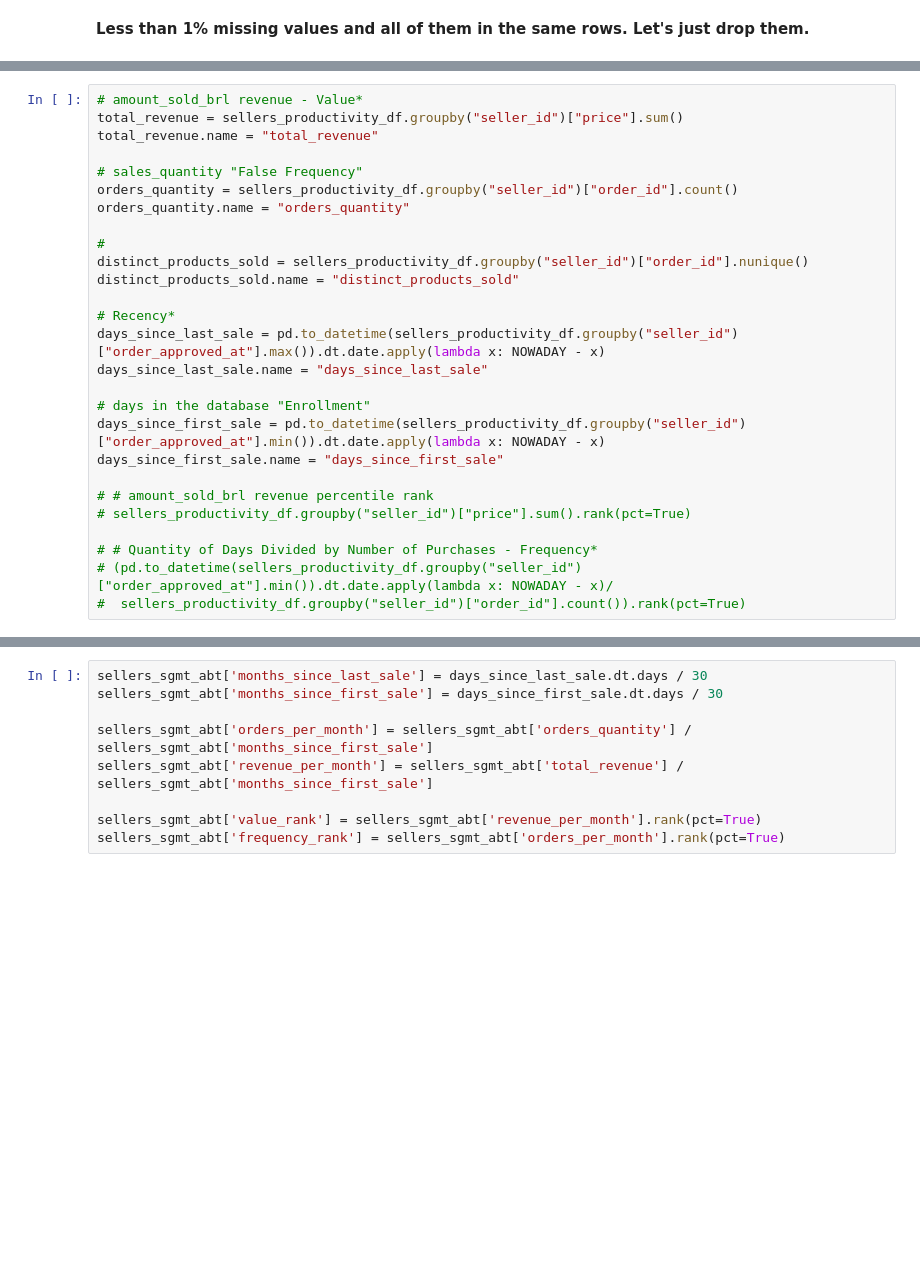
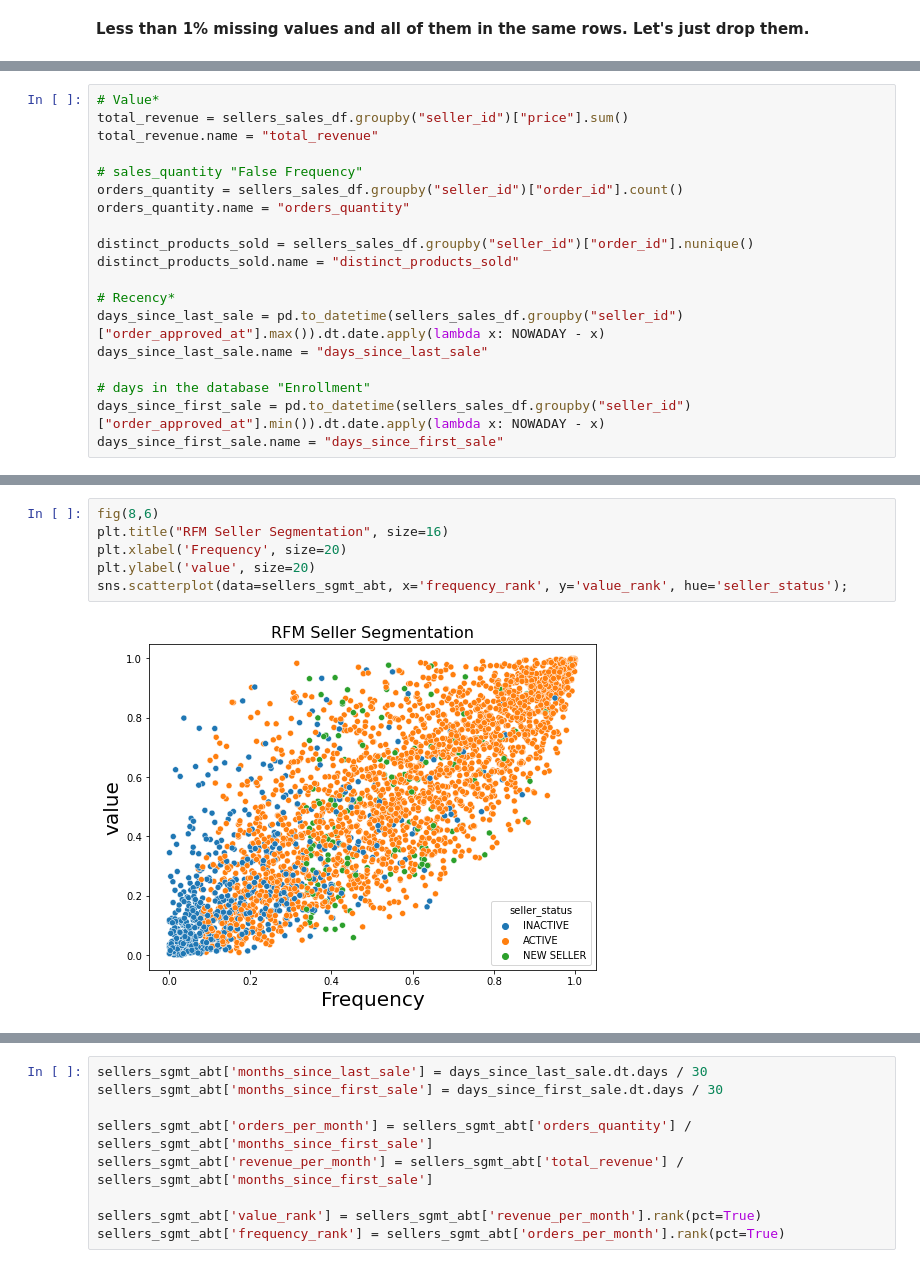
Before and after one commit to pauloreis-ds/olist, a Jupyter notebook: business_questions_insights/notebooks/1.0-pr-data-analysis-postgresql.ipynb, the cells around one changed output, grey strips where cells are left out. Cells and saved outputs as stored; diff of their text form; blank space fills up the shorter version.

```diff
--- a/business_questions_insights/notebooks/1.0-pr-data-analysis-postgresql.ipynb
+++ b/business_questions_insights/notebooks/1.0-pr-data-analysis-postgresql.ipynb
@@ -518,27 +530,19 @@ Image("../images/type_of_sellers.PNG", width=500)
 # %%
-# amount_sold_brl revenue - Value*
-total_revenue = sellers_productivity_df.groupby("seller_id")["price"].sum()
+# Value*
+total_revenue = sellers_sales_df.groupby("seller_id")["price"].sum()
 total_revenue.name = "total_revenue"
 
 # sales_quantity "False Frequency"
-orders_quantity = sellers_productivity_df.groupby("seller_id")["order_id"].count()
+orders_quantity = sellers_sales_df.groupby("seller_id")["order_id"].count()
 orders_quantity.name = "orders_quantity"
 
-#
-distinct_products_sold = sellers_productivity_df.groupby("seller_id")["order_id"].nunique()
+distinct_products_sold = sellers_sales_df.groupby("seller_id")["order_id"].nunique()
 distinct_products_sold.name = "distinct_products_sold"
 
 # Recency*
-days_since_last_sale = pd.to_datetime(sellers_productivity_df.groupby("seller_id")["order_approved_at"].max()).dt.date.apply(lambda x: NOWADAY - x)
+days_since_last_sale = pd.to_datetime(sellers_sales_df.groupby("seller_id")["order_approved_at"].max()).dt.date.apply(lambda x: NOWADAY - x)
 days_since_last_sale.name = "days_since_last_sale"
 
 # days in the database "Enrollment"
-days_since_first_sale = pd.to_datetime(sellers_productivity_df.groupby("seller_id")["order_approved_at"].min()).dt.date.apply(lambda x: NOWADAY - x)
+days_since_first_sale = pd.to_datetime(sellers_sales_df.groupby("seller_id")["order_approved_at"].min()).dt.date.apply(lambda x: NOWADAY - x)
 days_since_first_sale.name = "days_since_first_sale"
-
-# # amount_sold_brl revenue percentile rank
-# sellers_productivity_df.groupby("seller_id")["price"].sum().rank(pct=True)
-
-# # Quantity of Days Divided by Number of Purchases - Frequency*
-# (pd.to_datetime(sellers_productivity_df.groupby("seller_id")["order_approved_at"].min()).dt.date.apply(lambda x: NOWADAY - x)/
-#  sellers_productivity_df.groupby("seller_id")["order_id"].count()).rank(pct=True)
@@ -557,0 +602,8 @@ sellers_sgmt_abt.head(3)
+# %%
+fig(8,6)
+plt.title("RFM Seller Segmentation", size=16)
+plt.xlabel('Frequency', size=20)
+plt.ylabel('value', size=20)
+sns.scatterplot(data=sellers_sgmt_abt, x='frequency_rank', y='value_rank', hue='seller_status');
+# %% [output]
+[figure, added]
```
Also changed, not shown: parts of 45 cells of this notebook, 4 other files.
